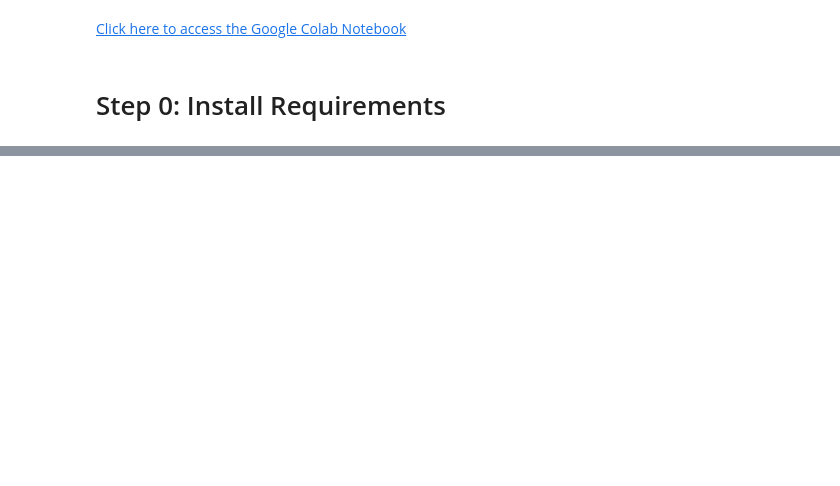
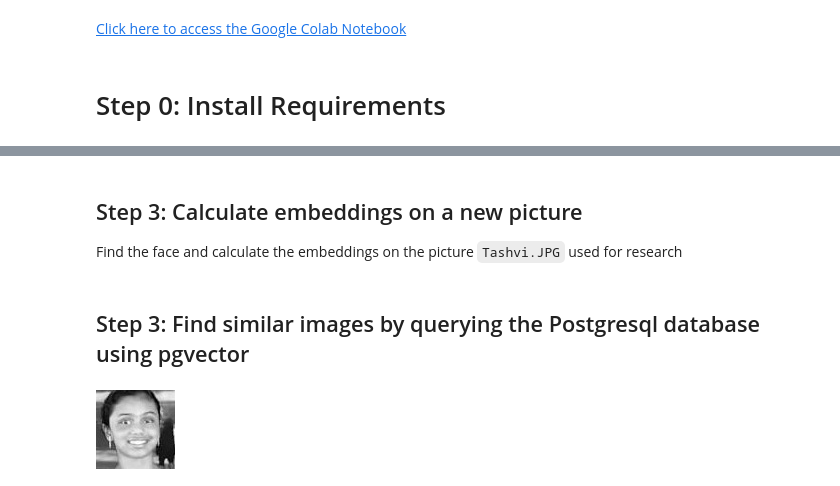
Before and after one commit to elayavan/colab-datascience, a Jupyter notebook: spark_project_facerecognition.ipynb, the cells around one changed output, grey strips where cells are left out. Cells and saved outputs as stored; diff of their text form; code cells hidden in the pictures; blank space fills up the shorter version.

```diff
--- a/spark_project_facerecognition.ipynb
+++ b/spark_project_facerecognition.ipynb
@@ -22,0 +71,22 @@ Detect the faces from the [test-image](test-image.png) picture and store them un
+# %%
+# importing the required libraries
+import numpy as np
+from imgbeddings import imgbeddings
+from PIL import Image
+import psycopg2
+import os
+
+# connecting to the database - replace the SERVICE URI with the service URI
+conn = psycopg2.connect("postgres://avnadmin:AVNS_nvidO2XtHY5Q6muU9u4@pg-91337b3-spark-project-facerecognition.d.aivencloud.com:17490/defaultdb?sslmode=require")
+
+for filename in os.listdir("stored-faces"):
+    # opening the image
+    img = Image.open("stored-faces/" + filename)
+    # loading the `imgbeddings`
+    ibed = imgbeddings()
+    # calculating the embeddings
+    embedding = ibed.to_embeddings(img)
+    cur = conn.cursor()
+    cur.execute("INSERT INTO pictures values (%s,%s)", (filename, embedding[0].tolist()))
+    print(filename)
+conn.commit()
@@ -22,0 +103,27 @@ Detect the faces from the [test-image](test-image.png) picture and store them un
+# %% [markdown]
+## Step 3: Calculate embeddings on a new picture
+
+Find the face and calculate the embeddings on the picture `Tashvi.JPG` used for research
+# %%
+# loading the face image path into file_name variable
+file_name = "/content/Tashvi.JPG"  # replace <INSERT YOUR FACE FILE NAME> with the path to your image
+# opening the image
+img = Image.open(file_name)
+# loading the `imgbeddings`
+ibed = imgbeddings()
+# calculating the embeddings
+embedding = ibed.to_embeddings(img)
+# %% [markdown]
+## Step 3: Find similar images by querying the Postgresql database using pgvector
+# %%
+from IPython.display import Image, display
+
+cur = conn.cursor()
+string_representation = "["+ ",".join(str(x) for x in embedding[0].tolist()) +"]"
+cur.execute("SELECT * FROM pictures ORDER BY embedding <-> %s LIMIT 1;", (string_representation,))
+rows = cur.fetchall()
+for row in rows:
+    display(Image(filename="stored-faces/"+row[0]))
+cur.close()
+# %% [output]
+[figure, added]
```
Also changed, not shown: parts of 4 cells of this notebook.
